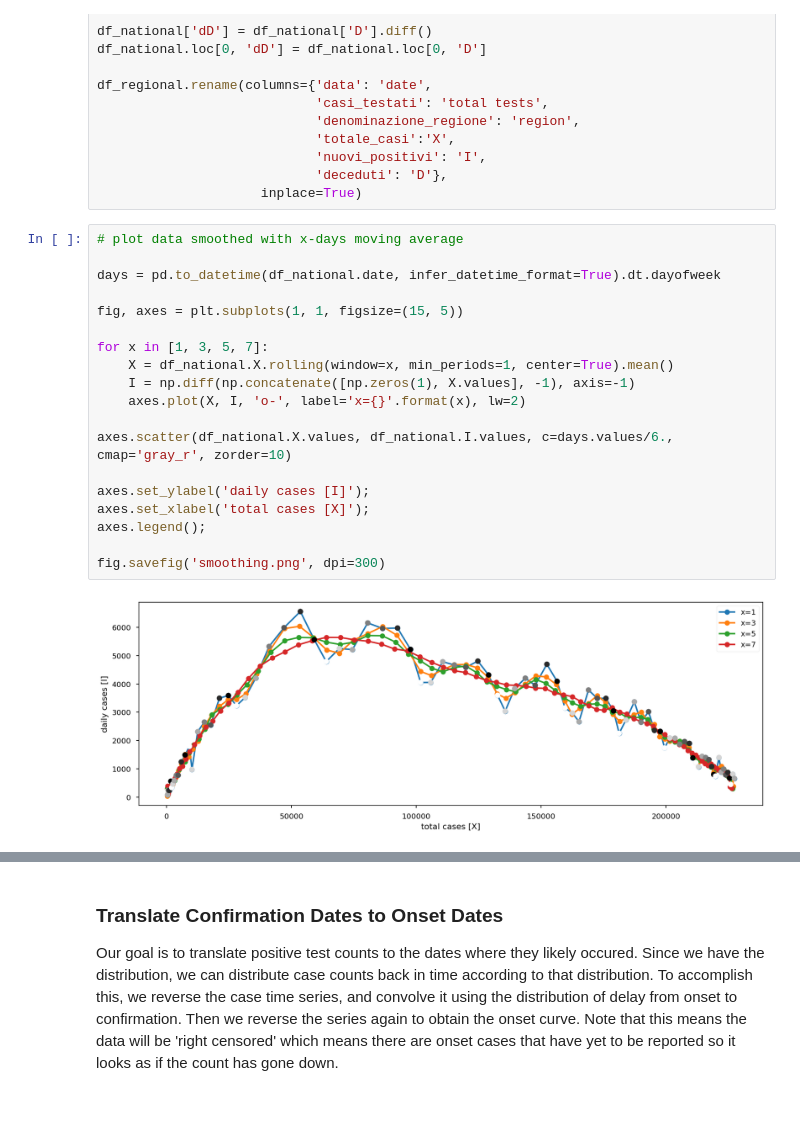
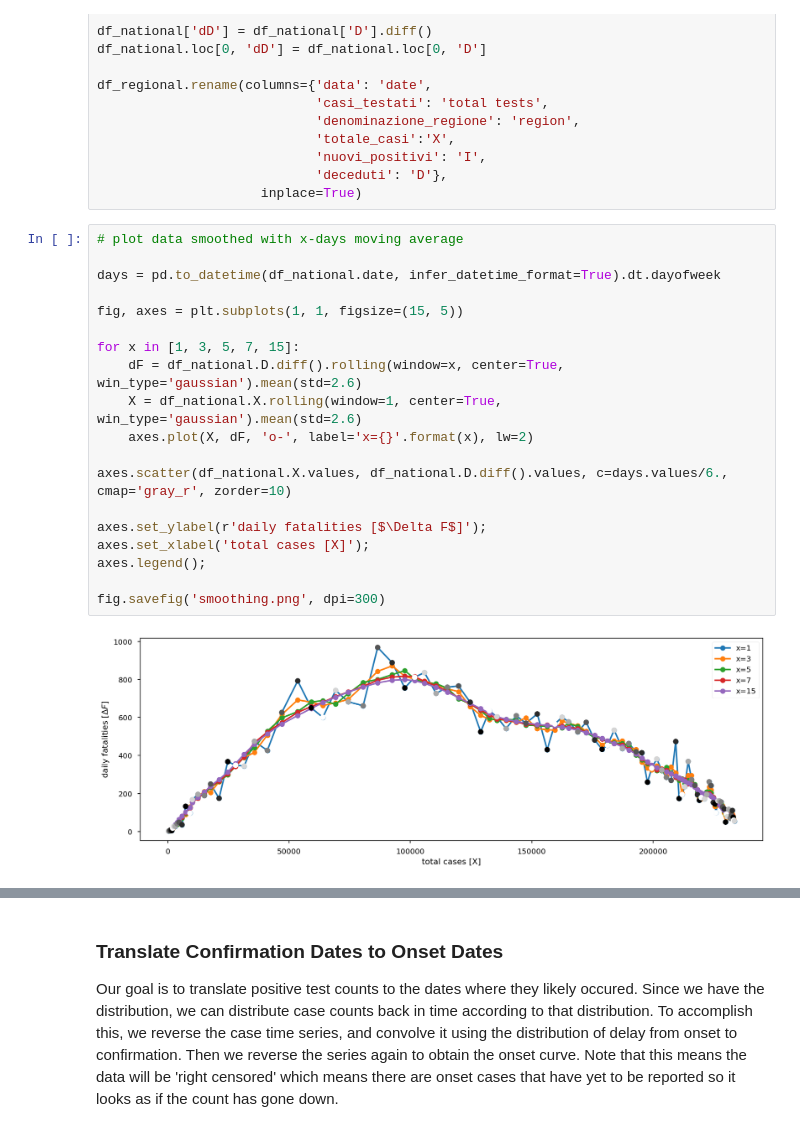
Before and after one commit to dimarkov/SIRCovid19, a Jupyter notebook: smoothing_data.ipynb, the cells around one changed output, grey strips where cells are left out. Cells and saved outputs as stored; diff of their text form.

```diff
--- a/smoothing_data.ipynb
+++ b/smoothing_data.ipynb
@@ -116,21 +133,21 @@ df_regional.rename(columns={'data': 'date',
 # %%
 # plot data smoothed with x-days moving average
 
 days = pd.to_datetime(df_national.date, infer_datetime_format=True).dt.dayofweek
 
 fig, axes = plt.subplots(1, 1, figsize=(15, 5))
 
-for x in [1, 3, 5, 7]:
-    X = df_national.X.rolling(window=x, min_periods=1, center=True).mean()
-    I = np.diff(np.concatenate([np.zeros(1), X.values], -1), axis=-1)
-    axes.plot(X, I, 'o-', label='x={}'.format(x), lw=2)
+for x in [1, 3, 5, 7, 15]:
+    dF = df_national.D.diff().rolling(window=x, center=True, win_type='gaussian').mean(std=2.6)
+    X = df_national.X.rolling(window=1, center=True, win_type='gaussian').mean(std=2.6)
+    axes.plot(X, dF, 'o-', label='x={}'.format(x), lw=2)
 
-axes.scatter(df_national.X.values, df_national.I.values, c=days.values/6., cmap='gray_r', zorder=10)
+axes.scatter(df_national.X.values, df_national.D.diff().values, c=days.values/6., cmap='gray_r', zorder=10)
 
-axes.set_ylabel('daily cases [I]');
+axes.set_ylabel(r'daily fatalities [$\Delta F$]');
 axes.set_xlabel('total cases [X]');
 axes.legend();
 
 fig.savefig('smoothing.png', dpi=300)
 # %% [output]
-[figure, old version]
+[figure, new version]
```
Also changed, not shown: parts of 35 cells of this notebook.
